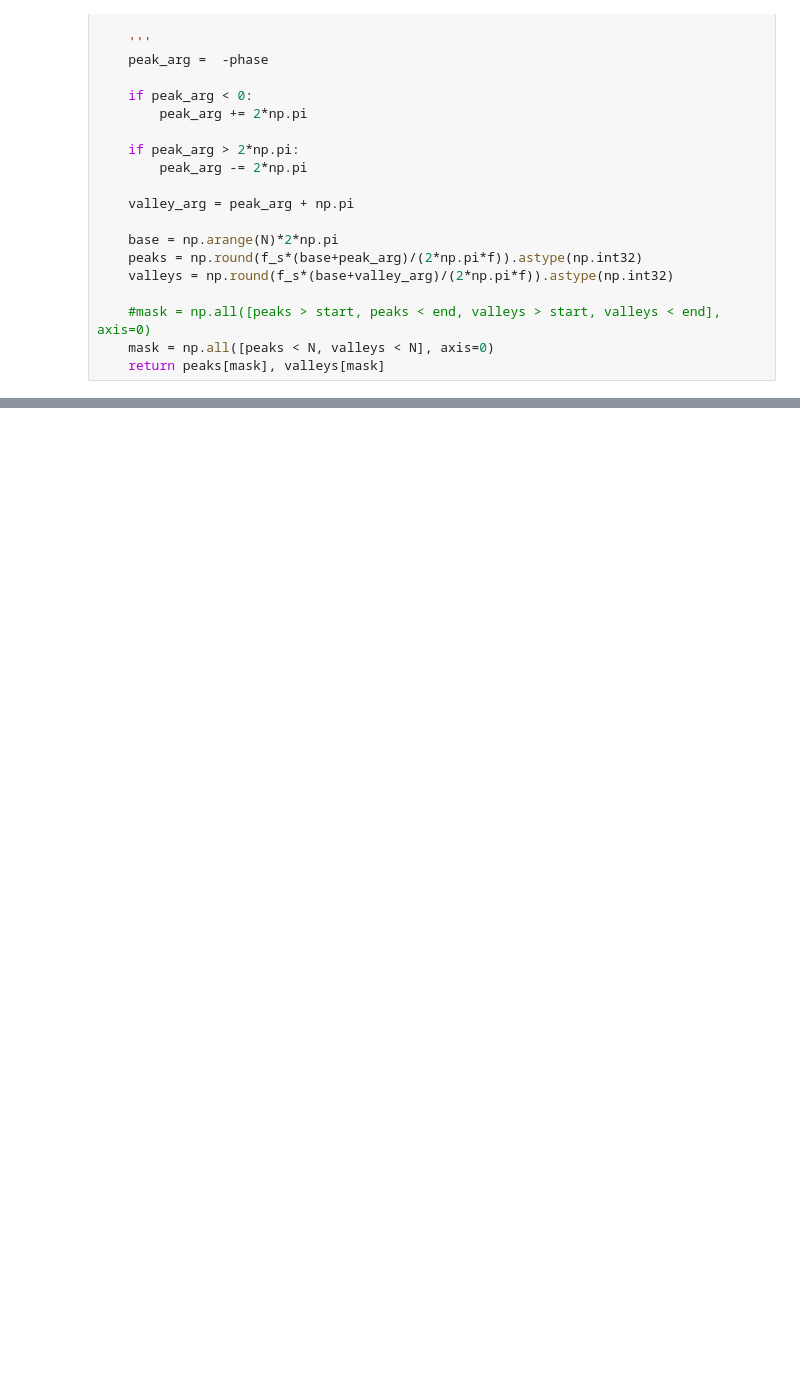
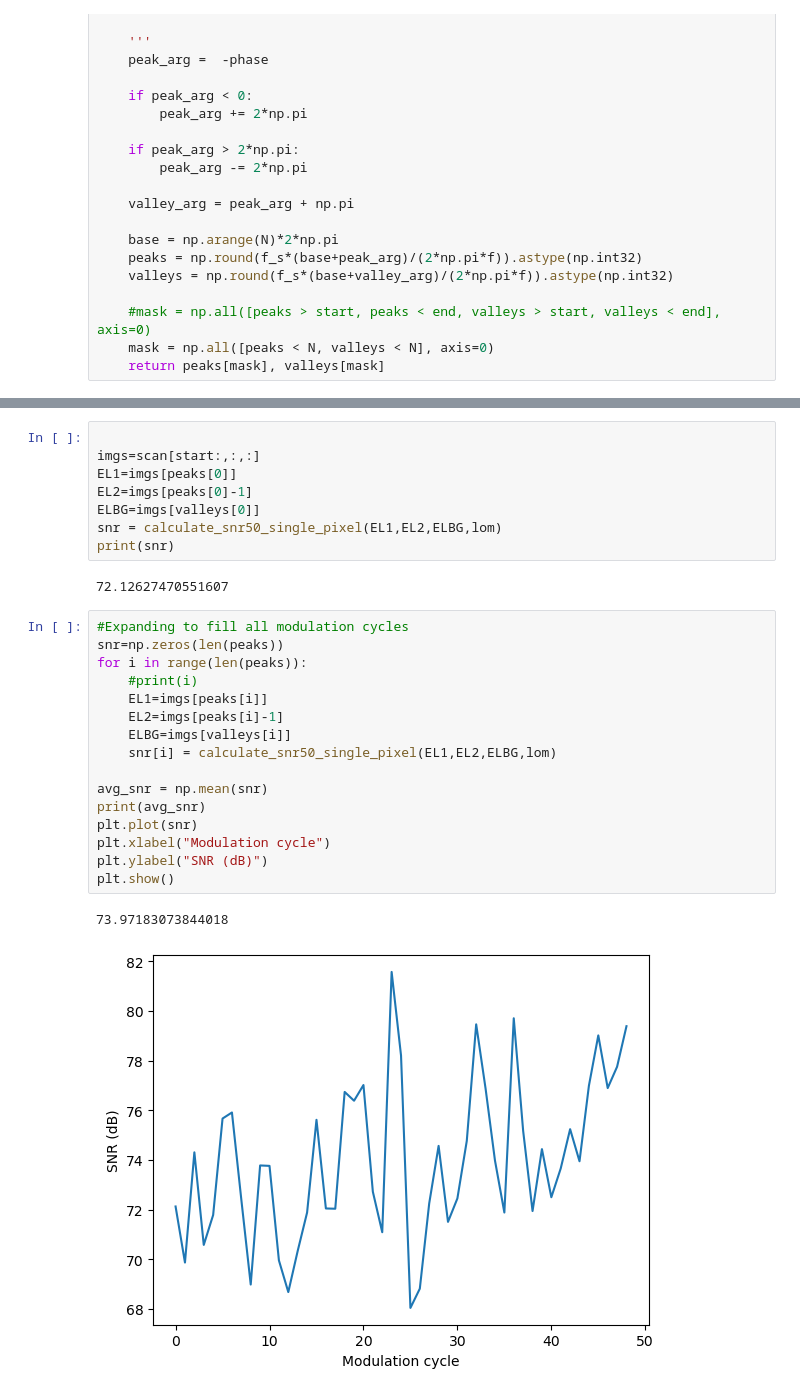
Before and after one commit to JeperoJ/Photoluminescence-scanner, a Jupyter notebook: Software refactor/LIPI_Processing/SNRCalc.ipynb, the cells around one changed output, grey strips where cells are left out. Drawn from its saved outputs; the diff is of its cells as text; blank space fills up the shorter version.

```diff
--- a/Software refactor/LIPI_Processing/SNRCalc.ipynb
+++ b/Software refactor/LIPI_Processing/SNRCalc.ipynb
@@ -129,0 +196,29 @@ def get_extrema(f,phase,f_s,N):
+# %%
+
+imgs=scan[start:,:,:]
+EL1=imgs[peaks[0]]
+EL2=imgs[peaks[0]-1]
+ELBG=imgs[valleys[0]]
+snr = calculate_snr50_single_pixel(EL1,EL2,ELBG,lom)
+print(snr)
+# %% [output]
+72.12627470551607
+# %%
+#Expanding to fill all modulation cycles
+snr=np.zeros(len(peaks))
+for i in range(len(peaks)):
+    #print(i)
+    EL1=imgs[peaks[i]]
+    EL2=imgs[peaks[i]-1]
+    ELBG=imgs[valleys[i]]
+    snr[i] = calculate_snr50_single_pixel(EL1,EL2,ELBG,lom)
+
+avg_snr = np.mean(snr)
+print(avg_snr)
+plt.plot(snr)
+plt.xlabel("Modulation cycle")
+plt.ylabel("SNR (dB)")
+plt.show()
+# %% [output]
+73.97183073844018
+[figure, added]
```
Also changed, not shown: parts of 5 cells of this notebook.
